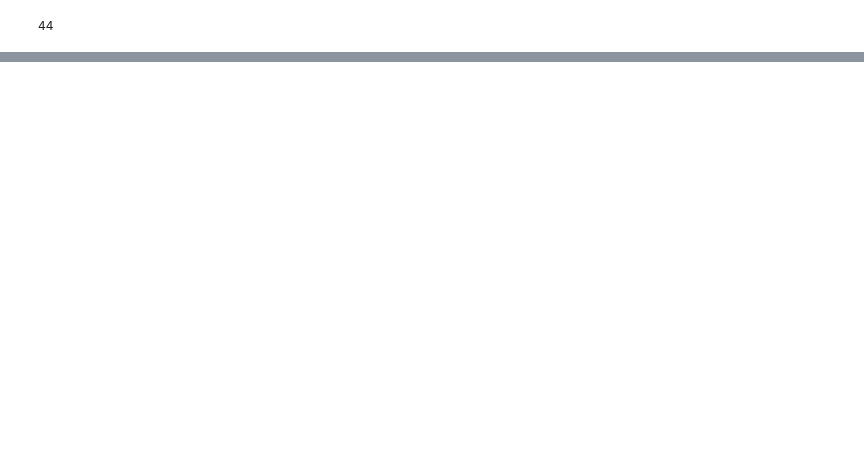
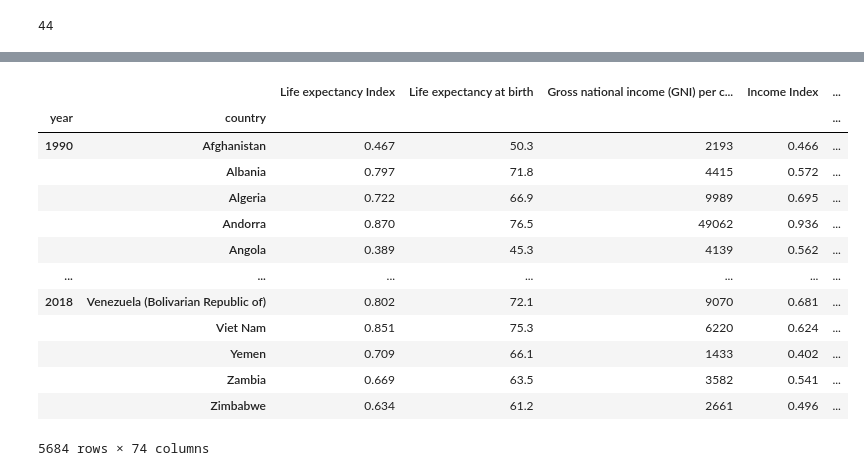
Before and after one commit to D1nay/prohack2020, a Jupyter notebook: Mapping countries to galaxies.ipynb, the cells around one changed output, grey strips where cells are left out. Saved outputs shown, nothing was run; the diff lists cells and outputs as text; code cells hidden in the pictures; blank space fills up the shorter version.

```diff
--- a/Mapping countries to galaxies.ipynb
+++ b/Mapping countries to galaxies.ipynb
@@ -383,0 +435,22 @@ array(['Afghanistan', 'Albania', 'Algeria', 'Andorra', 'Angola',
+# %%
+# Inverse dictionary of col_map_abs: Contest column names -> UNDP column names
+col_map_abs_inv = {v: k for k, v in col_map_abs.items()}
+# %%
+undp_order = [col_map_abs_inv.get(x) for x in data_train_cl.columns]
+# %%
+undp_data[undp_order]
+# %% [output]
+|  |  | Life expectancy Index | Life expectancy at birth | Gross national income (GNI) per c... | Income Index | ... |
+| year | country |  |  |  |  | ... |
+| 1990 | Afghanistan | 0.467 | 50.3 | 2193 | 0.466 | ... |
+|  | Albania | 0.797 | 71.8 | 4415 | 0.572 | ... |
+|  | Algeria | 0.722 | 66.9 | 9989 | 0.695 | ... |
+|  | Andorra | 0.870 | 76.5 | 49062 | 0.936 | ... |
+|  | Angola | 0.389 | 45.3 | 4139 | 0.562 | ... |
+| ... | ... | ... | ... | ... | ... | ... |
+| 2018 | Venezuela (Bolivarian Republic of) | 0.802 | 72.1 | 9070 | 0.681 | ... |
+|  | Viet Nam | 0.851 | 75.3 | 6220 | 0.624 | ... |
+|  | Yemen | 0.709 | 66.1 | 1433 | 0.402 | ... |
+|  | Zambia | 0.669 | 63.5 | 3582 | 0.541 | ... |
+|  | Zimbabwe | 0.634 | 61.2 | 2661 | 0.496 | ... |
+5684 rows × 74 columns
```
Also changed, not shown: parts of 13 cells of this notebook, 2 other files.
